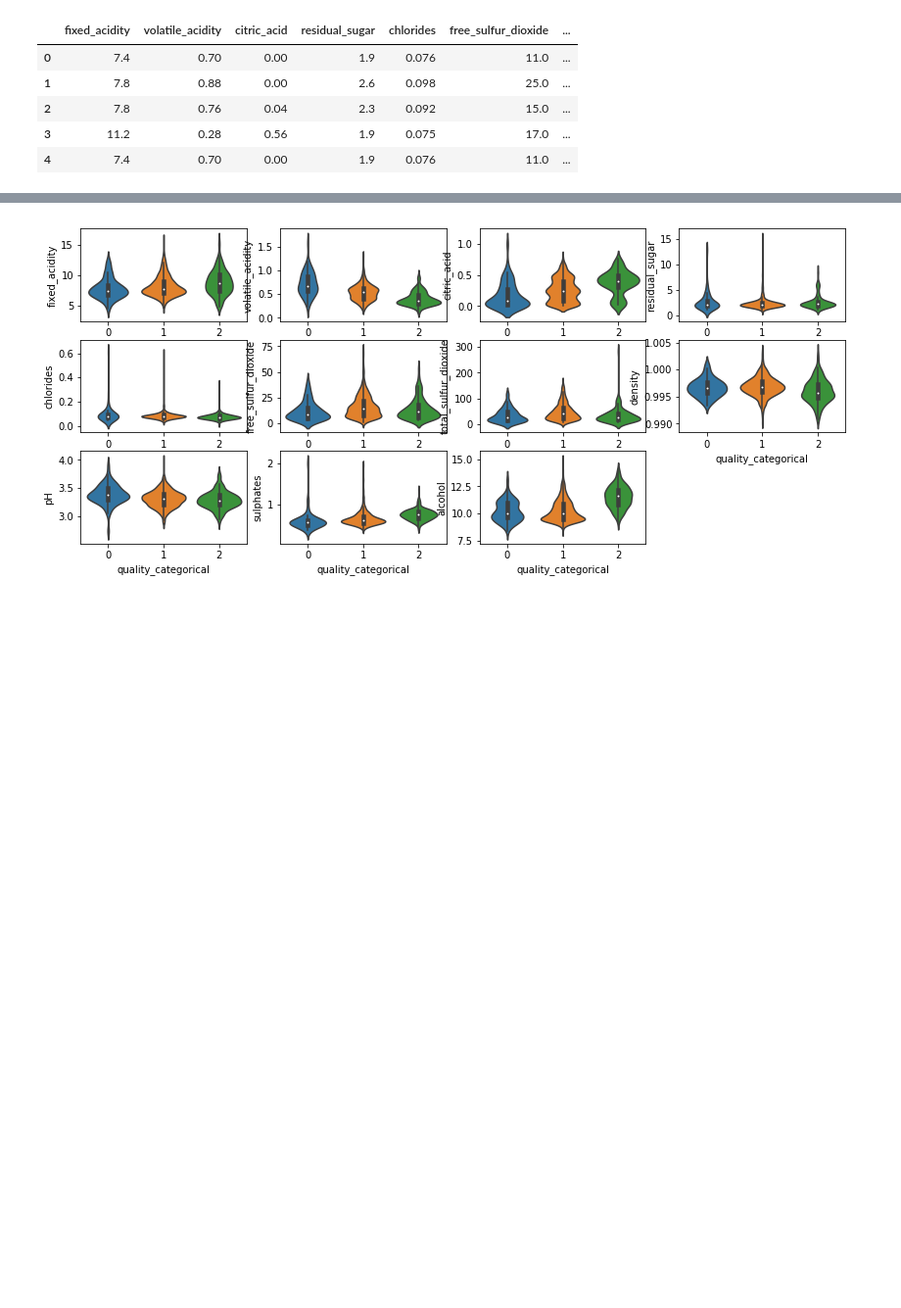
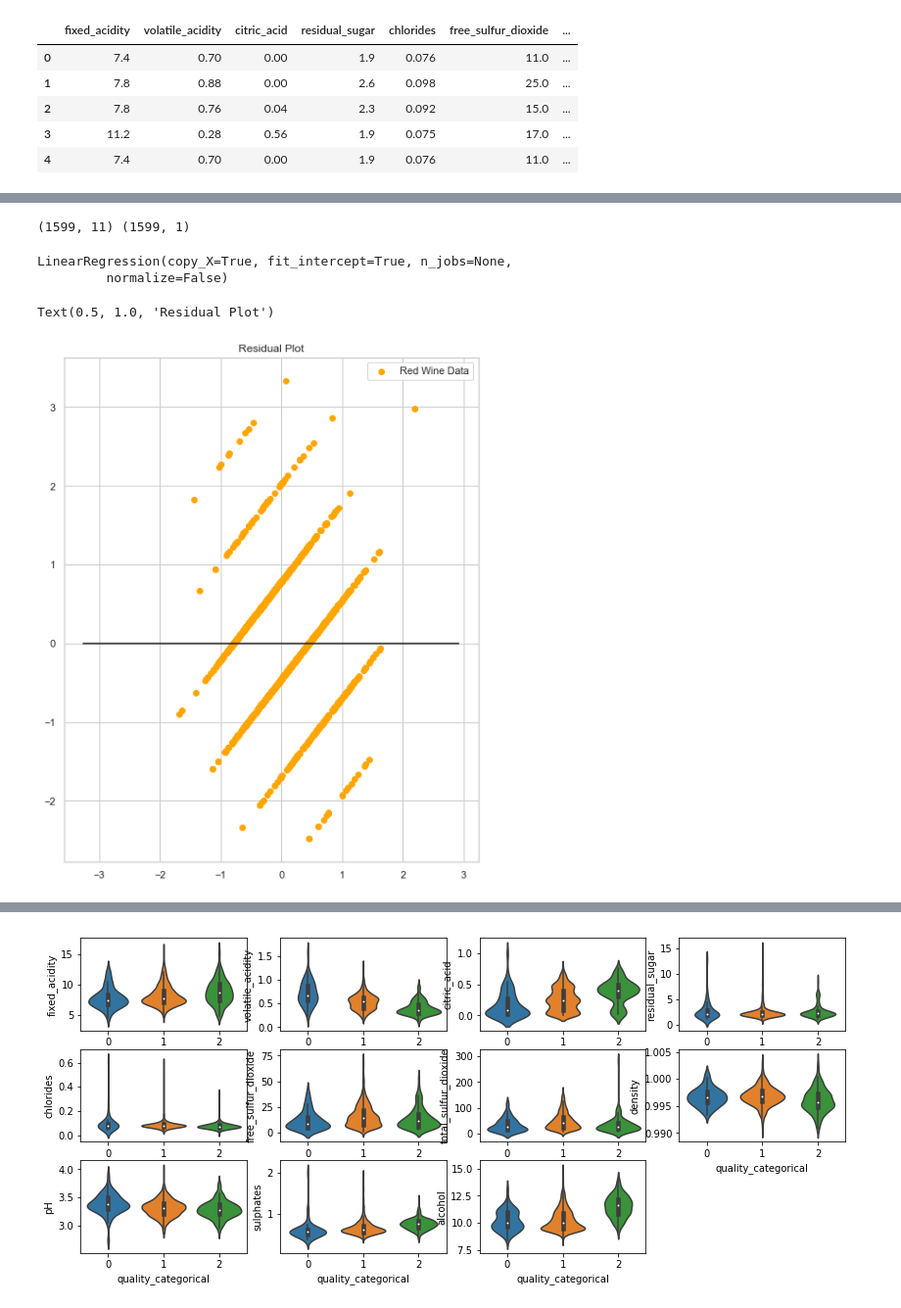
Before and after one commit to rahulughade/winequality, a Jupyter notebook: redwine.ipynb, the cells around one changed output, grey strips where cells are left out. Shown at 98% size. Drawn from its saved outputs; the diff is of its cells as text; code cells hidden in the pictures; blank space fills up the shorter version.

```diff
--- a/redwine.ipynb
+++ b/redwine.ipynb
@@ -130,0 +173,6 @@ plt.show()
+# %%
+X = redwine_data.drop('quality',1)   #Feature Matrix
+y = redwine_data['quality'].values.reshape(-1, 1)         #Target Variable
+print(X.shape,y.shape)
+# %% [output]
+(1599, 11) (1599, 1)
@@ -130,0 +183,36 @@ plt.show()
+# %%
+from sklearn.preprocessing import StandardScaler
+# Create a StandardScater model and fit it to the training data
+X_scaler = StandardScaler().fit(X_train)
+y_scaler = StandardScaler().fit(y_train)
+# %%
+# Transform the training and testing data using the X_scaler and y_scaler models
+X_train_scaled = X_scaler.transform(X_train)
+X_test_scaled = X_scaler.transform(X_test)
+y_train_scaled = y_scaler.transform(y_train)
+y_test_scaled = y_scaler.transform(y_test)
+# %%
+# Create a LinearRegression model and fit it to the scaled training data
+from sklearn.linear_model import LinearRegression
+model = LinearRegression()
+model.fit(X_train_scaled, y_train_scaled)
+# %% [output]
+LinearRegression(copy_X=True, fit_intercept=True, n_jobs=None,
+         normalize=False)
+# %%
+# sb.set(style="whitegrid")
+# sb.residplot(model.predict(X), model.predict(X)-y, lowess=True, color="g")
+from sklearn.preprocessing import StandardScaler
+# Create a StandardScater model and fit it to the training data
+X_scaler = StandardScaler().fit(X)
+y_scaler = StandardScaler().fit(y)
+X_scaled = X_scaler.transform(X)
+y_scaled = y_scaler.transform(y)
+# %%
+plt.scatter(model.predict(X_scaled), model.predict(X_scaled) - y_scaled, c="orange", label="Red Wine Data")
+plt.legend()
+plt.hlines(y=0, xmin=y_scaled.min(), xmax=y_scaled.max())
+plt.title("Residual Plot")
+# %% [output]
+Text(0.5, 1.0, 'Residual Plot')
+[figure, added]
```
Also changed, not shown: parts of 48 cells of this notebook.
